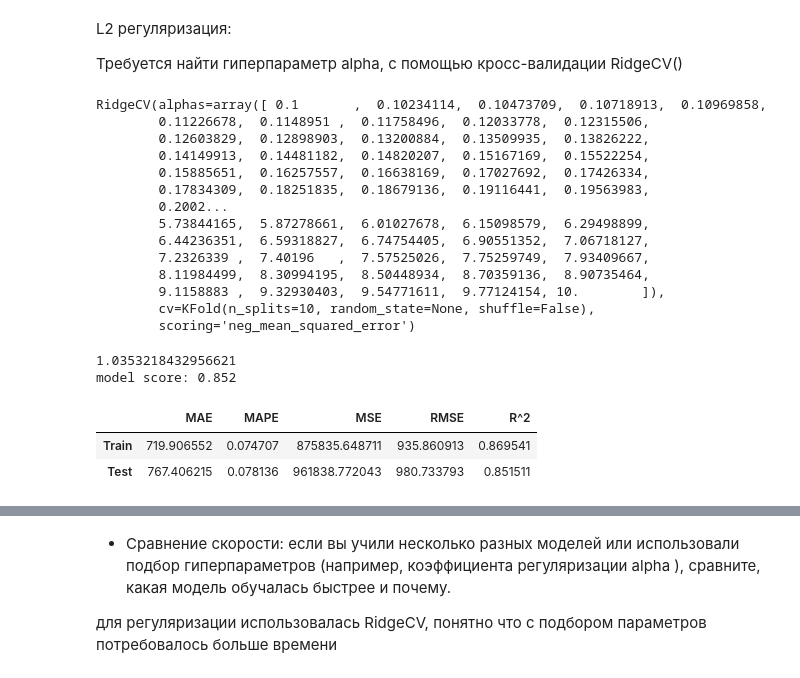
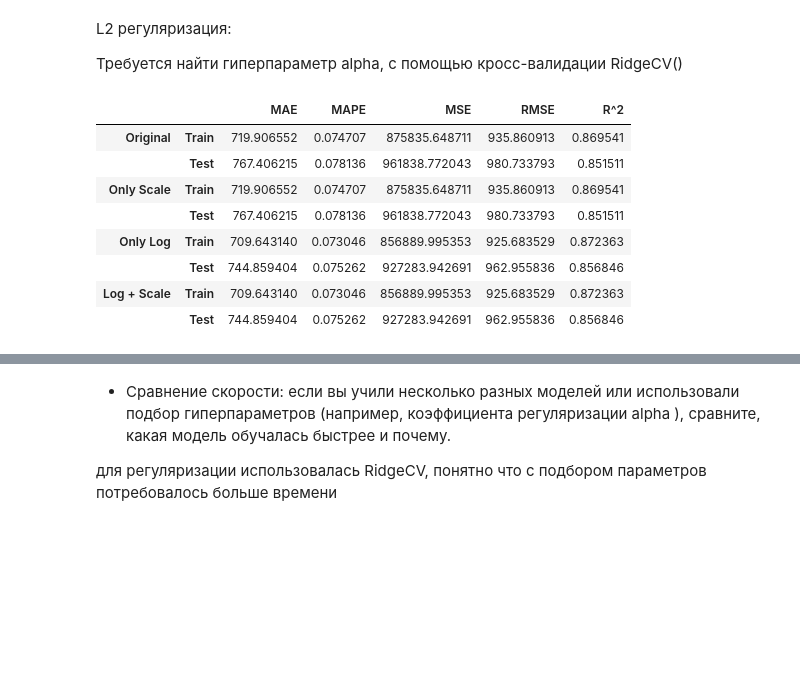
Before and after one commit to Aglaya-Alin/ML, a Jupyter notebook: hw04/hw04_linear_reg.ipynb, the cells around one changed output, grey strips where cells are left out. Saved outputs shown, nothing was run; the diff lists cells and outputs as text; code cells hidden in the pictures; blank space fills up the shorter version.

```diff
--- a/hw04/hw04_linear_reg.ipynb
+++ b/hw04/hw04_linear_reg.ipynb
@@ -530,26 +611,3 @@ L2 регуляризация:
 Требуется найти гиперпараметр alpha, с помощью кросс-валидации RidgeCV()
 # %%
 regL2 = RidgeCV(alphas=np.logspace(-1, 1, 200), scoring='neg_mean_squared_error', cv=KFold(n_splits=10))
-# %%
-regL2.fit(X_train_transformed, y_train)
-# %% [output]
-RidgeCV(alphas=array([ 0.1       ,  0.10234114,  0.10473709,  0.10718913,  0.10969858,
-        0.11226678,  0.1148951 ,  0.11758496,  0.12033778,  0.12315506,
-        0.12603829,  0.12898903,  0.13200884,  0.13509935,  0.13826222,
-        0.14149913,  0.14481182,  0.14820207,  0.15167169,  0.15522254,
-        0.15885651,  0.16257557,  0.16638169,  0.17027692,  0.17426334,
-        0.17834309,  0.18251835,  0.18679136,  0.19116441,  0.19563983,
-        0.2002...
-        5.73844165,  5.87278661,  6.01027678,  6.15098579,  6.29498899,
-        6.44236351,  6.59318827,  6.74754405,  6.90551352,  7.06718127,
-        7.2326339 ,  7.40196   ,  7.57525026,  7.75259749,  7.93409667,
-        8.11984499,  8.30994195,  8.50448934,  8.70359136,  8.90735464,
-        9.1158883 ,  9.32930403,  9.54771611,  9.77124154, 10.        ]),
-        cv=KFold(n_splits=10, random_state=None, shuffle=False),
-        scoring='neg_mean_squared_error')
-# %%
-print(regL2.alpha_)
-print("model score: %.3f" % regL2.score(X_test_transformed, y_test))
-# %% [output]
-1.0353218432956621
-model score: 0.852
@@ -558,12 +614,35 @@ ypred3 = regL2.predict(X_test_transformed)
-# %%
-metrics1 = get_metrics(y_test, ypred3)
-metrics2 = get_metrics(y_train, regL2.predict(X_train_transformed))
-
-
-df_comparison = pd.DataFrame([metrics2, metrics1], index=['Train', 'Test'])
-df_comparison
-# %% [output]
-|  | MAE | MAPE | MSE | RMSE | R^2 |
-| Train | 719.906552 | 0.074707 | 875835.648711 | 935.860913 | 0.869541 |
-| Test | 767.406215 | 0.078136 | 961838.772043 | 980.733793 | 0.851511 |
+# %%
+model_orig = regL2.fit(X_train_transformed, y_train)
+res_orig = get_all_results(model_orig, X_train_transformed, y_train, X_test_transformed, y_test)
+
+# --- 2. МАСШТАБАВАННЕ (Scale) ---
+sc_y = RobustScaler()
+y_train_sc = sc_y.fit_transform(y_train.values.reshape(-1, 1))
+model_sc = regL2.fit(X_train_transformed, y_train_sc)
+res_scale = get_all_results(model_sc, X_train_transformed, y_train, X_test_transformed, y_test, y_transformer=sc_y)
+
+# --- 3. ЛАГАРЫФМ (Log) ---
+model_log = regL2.fit(X_train_transformed, np.log1p(y_train))
+res_log = get_all_results(model_log, X_train_transformed, y_train, X_test_transformed, y_test, is_log=True)
+
+# --- 4. ЛАГАРЫФМ + МАСШТАБАВАННЕ (Log + Scale) ---
+sc_log = RobustScaler()
+y_log_sc = sc_log.fit_transform(np.log1p(y_train).values.reshape(-1, 1))
+model_log_sc = regL2.fit(X_train_transformed, y_log_sc)
+res_log_scale = get_all_results(model_log_sc, X_train_transformed, y_train, X_test_transformed, y_test, y_transformer=sc_log, is_log=True)
+
+# Зводная табліца для параўнання
+final_comparison = pd.concat([res_orig, res_scale, res_log, res_log_scale],
+                             keys=['Original', 'Only Scale', 'Only Log', 'Log + Scale'])
+final_comparison
+# %% [output]
+|  |  | MAE | MAPE | MSE | RMSE | R^2 |
+| Original | Train | 719.906552 | 0.074707 | 875835.648711 | 935.860913 | 0.869541 |
+|  | Test | 767.406215 | 0.078136 | 961838.772043 | 980.733793 | 0.851511 |
+| Only Scale | Train | 719.906552 | 0.074707 | 875835.648711 | 935.860913 | 0.869541 |
+|  | Test | 767.406215 | 0.078136 | 961838.772043 | 980.733793 | 0.851511 |
+| Only Log | Train | 709.643140 | 0.073046 | 856889.995353 | 925.683529 | 0.872363 |
+|  | Test | 744.859404 | 0.075262 | 927283.942691 | 962.955836 | 0.856846 |
+| Log + Scale | Train | 709.643140 | 0.073046 | 856889.995353 | 925.683529 | 0.872363 |
+|  | Test | 744.859404 | 0.075262 | 927283.942691 | 962.955836 | 0.856846 |
 # %% [markdown]
```
Also changed, not shown: parts of 17 cells of this notebook.
